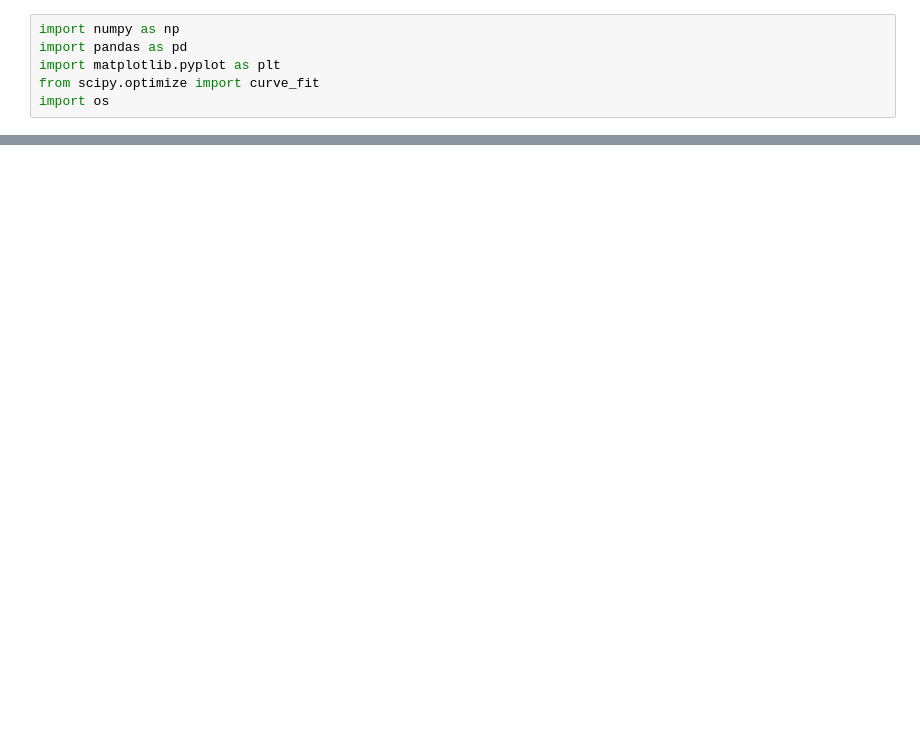
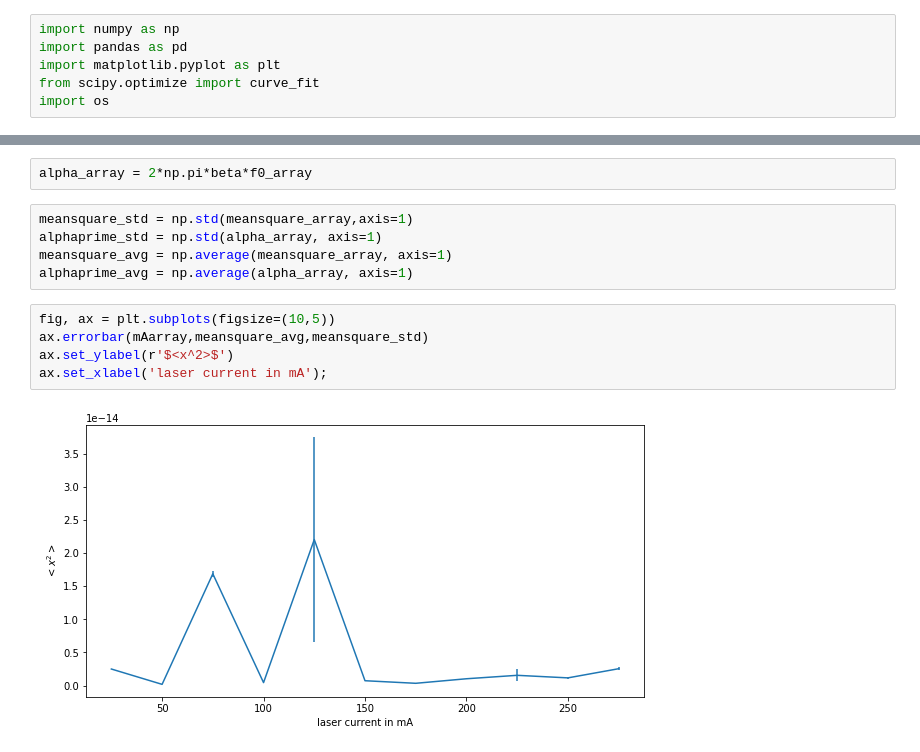
Before and after one commit to Gtwomd/advancedlab3, a Jupyter notebook: code/source/alpha-calculation.ipynb, the cells around one changed output, grey strips where cells are left out. Drawn from its saved outputs; the diff is of its cells as text; blank space fills up the shorter version.

```diff
--- a/code/source/alpha-calculation.ipynb
+++ b/code/source/alpha-calculation.ipynb
@@ -65 +66,15 @@ for i in range(11):
+# %%
+alpha_array = 2*np.pi*beta*f0_array
+# %%
+meansquare_std = np.std(meansquare_array,axis=1)
+alphaprime_std = np.std(alpha_array, axis=1)
+meansquare_avg = np.average(meansquare_array, axis=1)
+alphaprime_avg = np.average(alpha_array, axis=1)
+# %%
+fig, ax = plt.subplots(figsize=(10,5))
+ax.errorbar(mAarray,meansquare_avg,meansquare_std)
+ax.set_ylabel(r'$<x^2>$')
+ax.set_xlabel('laser current in mA');
+# %% [output]
+[figure, added]
 # %%
```
Also changed, not shown: parts of 9 cells of this notebook.
